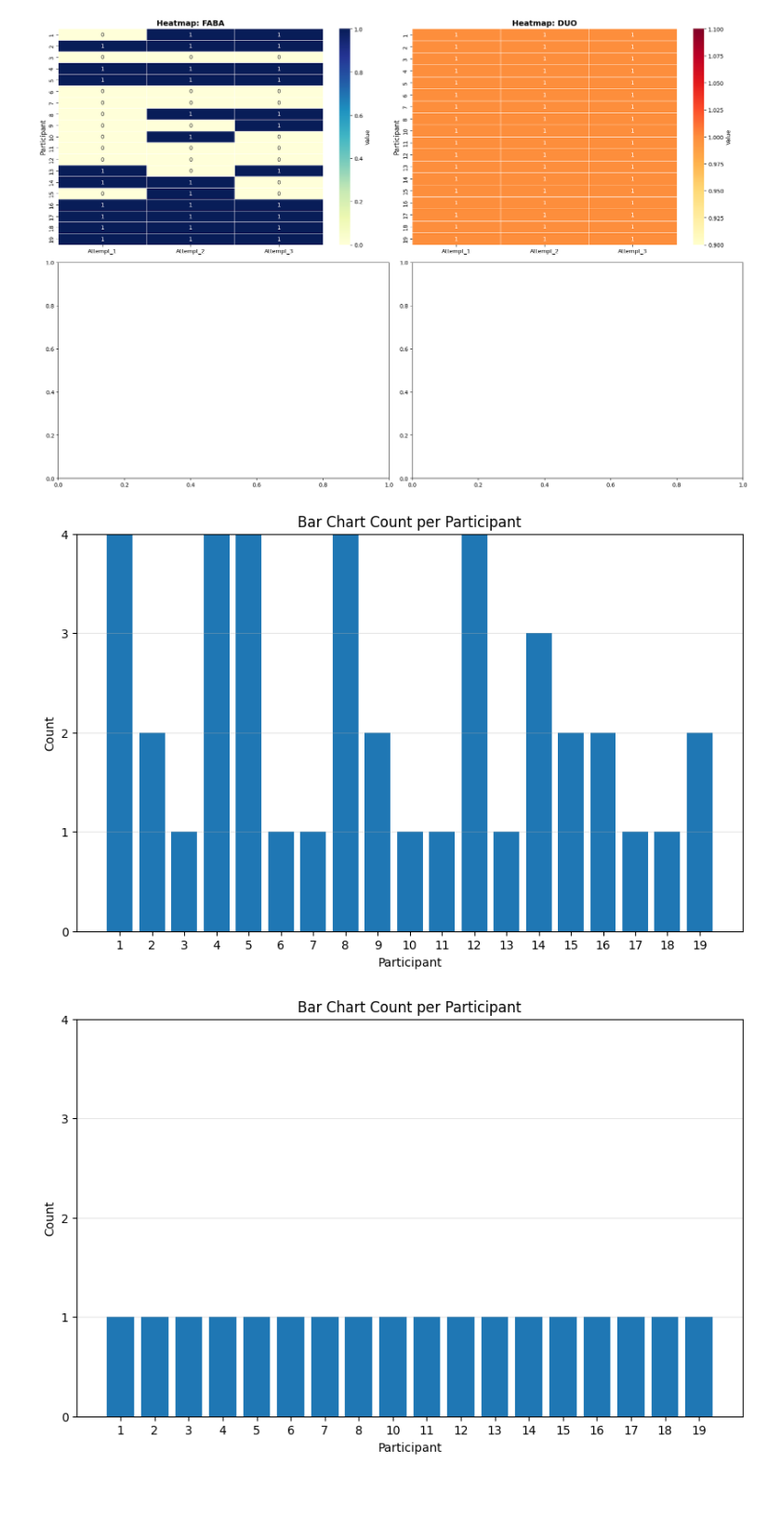
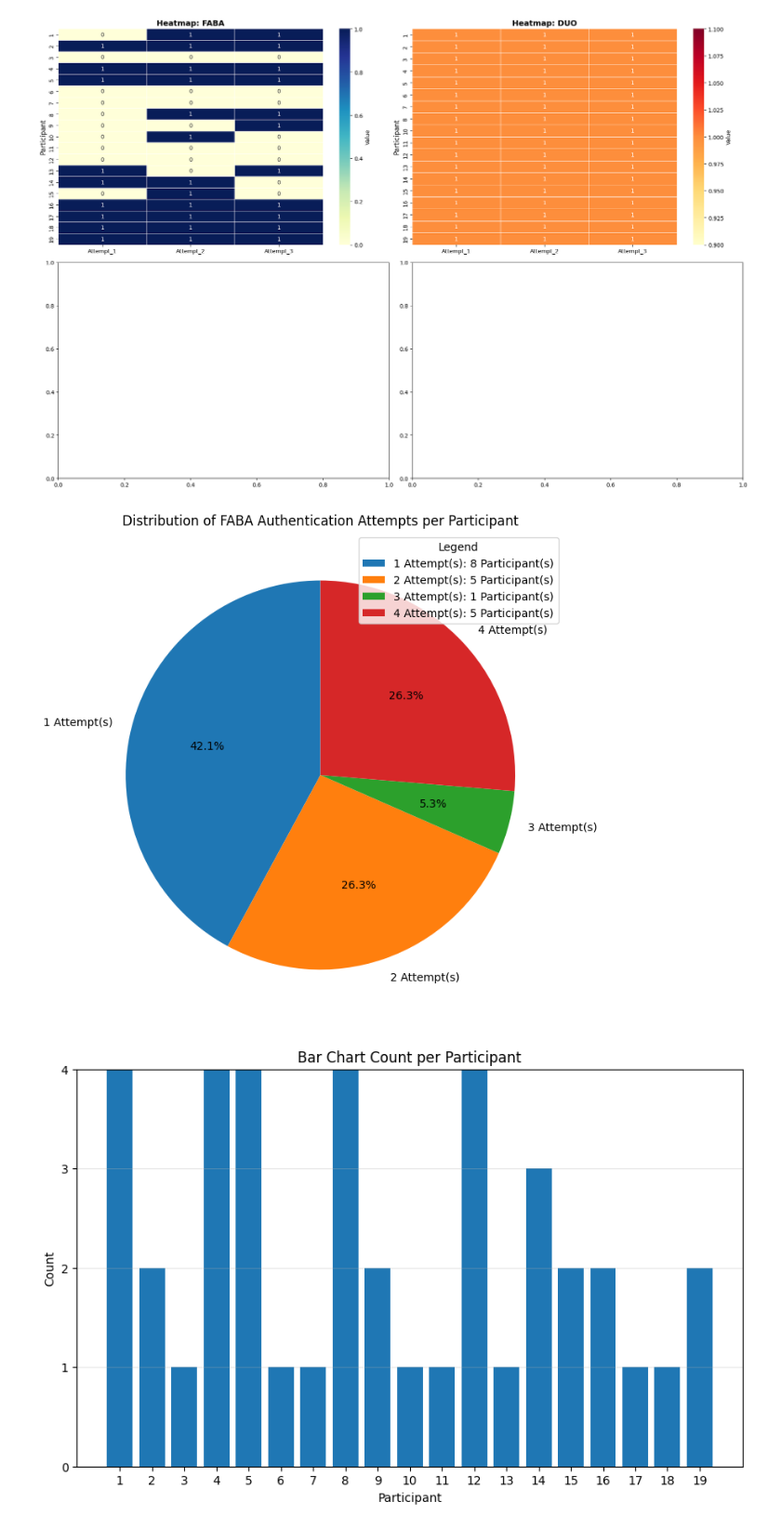
Before and after one commit to dbuiior/Auth_App_Redesign, a Jupyter notebook: data/descriptive.ipynb, the cells around one changed output. Shown: that part at 93% size. Cells and saved outputs as stored; diff of their text form; code cells hidden in the pictures; blank space fills up the shorter version.

Commit message:
change bar chart color and size, and also turn FABA auth attempt to pie chart

```diff
--- a/data/descriptive.ipynb
+++ b/data/descriptive.ipynb
@@ -135,37 +135,60 @@ Data DUO:
 Index(['Participant', 'Attempt_1', 'Attempt_2', 'Attempt_3', 'count_attempt'], dtype='object')
 [figure]
 # %%
-x = np.arange(len(df_faba))
+attempt_count = df_faba['count_attempt'].value_counts().sort_index()
+percentage = attempt_count / attempt_count.sum() * 100
+labels = [f"{i} Attempt(s)" for i in attempt_count.index]
 
-plt.figure(figsize=(10,6))
-
-plt.bar(x, df_faba['count_attempt'])
-
-plt.xticks(x, df_faba['Participant'], ha='center')
-plt.xlabel('Participant')
-plt.ylabel('Count')
-plt.ylim(1, 4)
-plt.yticks([0,1, 2, 3, 4])
-
-plt.title('Bar Chart Count per Participant')
-plt.grid(axis='y', alpha=0.3)
+plt.figure(figsize=(8, 8))
+plt.pie(
+    attempt_count,
+    labels=labels,
+    autopct='%1.1f%%',
+    startangle=90
+)
+plt.title("Distribution of FABA Authentication Attempts per Participant")
+plt.legend(
+    labels=[
+        f"{attempt} Attempt(s): {count} Participant(s)"
+        for attempt, count in attempt_count.items()
+    ],
+    title="Legend",
+    loc="best"
+)
 plt.show()
 
-y = np.arange(len(df_duo))
 
-plt.figure(figsize=(10,6))
+# x = np.arange(len(df_faba))
 
-plt.bar(y, df_duo['count_attempt'])
+# plt.figure(figsize=(10,6))
 
-plt.xticks(y, df_duo['Participant'], ha='center')
-plt.xlabel('Participant')
-plt.ylabel('Count')
-plt.ylim(1, 4)
-plt.yticks([0, 1, 2, 3, 4])
+# plt.bar(x, df_faba['count_attempt'])
 
-plt.title('Bar Chart Count per Participant')
-plt.grid(axis='y', alpha=0.3)
-plt.show()
+# plt.xticks(x, df_faba['Participant'], ha='center')
+# plt.xlabel('Participant')
+# plt.ylabel('Count')
+# plt.ylim(1, 4)
+# plt.yticks([0,1, 2, 3, 4])
+
+# plt.title('Bar Chart Count per Participant')
+# plt.grid(axis='y', alpha=0.3)
+# plt.show()
+
+# y = np.arange(len(df_duo))
+
+# plt.figure(figsize=(10,6))
+
+# plt.bar(y, df_duo['count_attempt'])
+
+# plt.xticks(y, df_duo['Participant'], ha='center')
+# plt.xlabel('Participant')
+# plt.ylabel('Count')
+# plt.ylim(1, 4)
+# plt.yticks([0, 1, 2, 3, 4])
+
+# plt.title('Bar Chart Count per Participant')
+# plt.grid(axis='y', alpha=0.3)
+# plt.show()
 # %% [output]
-[figure, old version]
+[figure, new version]
-[figure, old version]
+[figure, new version]
```
Also changed, not shown: parts of 2 cells of this notebook.
